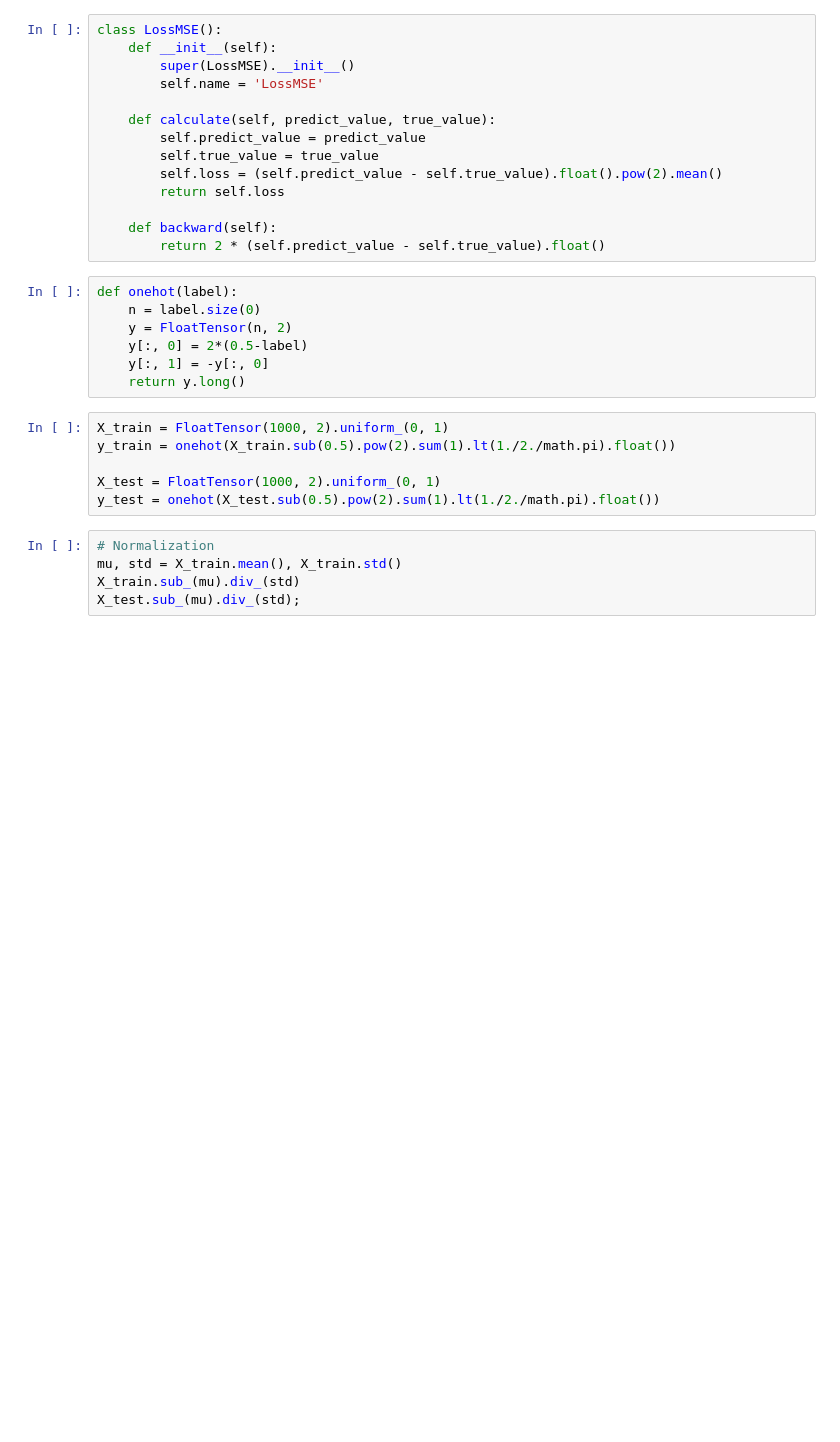
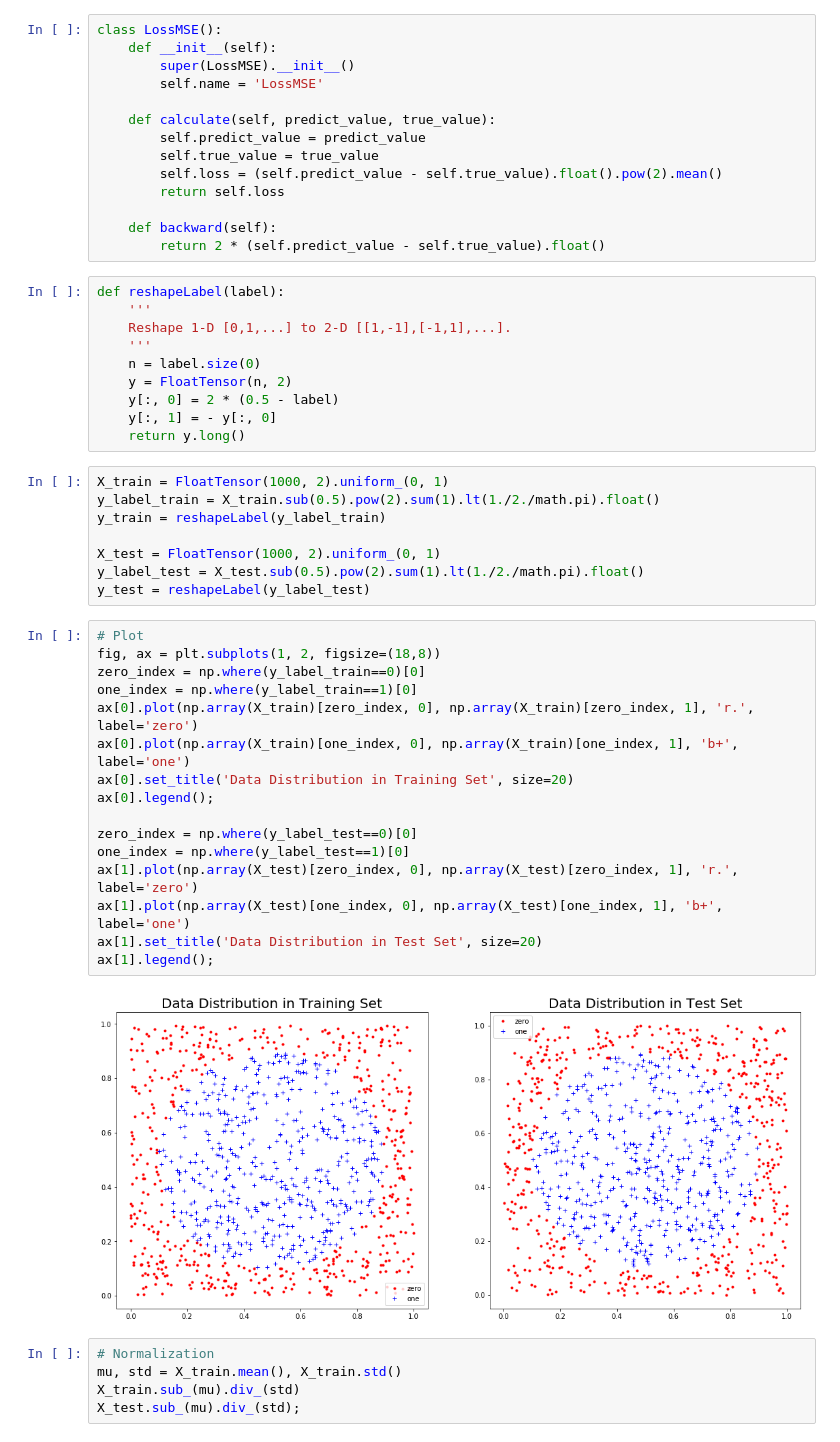
Before and after one commit to TaoSunVoyage/epfl-deeplearning-project, a Jupyter notebook: proj2/Project2.ipynb, the cells around one changed output. Cells and saved outputs as stored; diff of their text form; blank space fills up the shorter version.

Commit message:
add plots of data distribution

```diff
--- a/proj2/Project2.ipynb
+++ b/proj2/Project2.ipynb
@@ -153,18 +156,41 @@ class LossMSE():
     def backward(self):
         return 2 * (self.predict_value - self.true_value).float()
 # %%
-def onehot(label):
+def reshapeLabel(label):
+    '''
+    Reshape 1-D [0,1,...] to 2-D [[1,-1],[-1,1],...].
+    '''
     n = label.size(0)
     y = FloatTensor(n, 2)
-    y[:, 0] = 2*(0.5-label)
-    y[:, 1] = -y[:, 0]
+    y[:, 0] = 2 * (0.5 - label)
+    y[:, 1] = - y[:, 0]
     return y.long()
 # %%
 X_train = FloatTensor(1000, 2).uniform_(0, 1)
-y_train = onehot(X_train.sub(0.5).pow(2).sum(1).lt(1./2./math.pi).float())
+y_label_train = X_train.sub(0.5).pow(2).sum(1).lt(1./2./math.pi).float()
+y_train = reshapeLabel(y_label_train)
 
 X_test = FloatTensor(1000, 2).uniform_(0, 1)
-y_test = onehot(X_test.sub(0.5).pow(2).sum(1).lt(1./2./math.pi).float())
+y_label_test = X_test.sub(0.5).pow(2).sum(1).lt(1./2./math.pi).float()
+y_test = reshapeLabel(y_label_test)
+# %%
+# Plot
+fig, ax = plt.subplots(1, 2, figsize=(18,8))
+zero_index = np.where(y_label_train==0)[0]
+one_index = np.where(y_label_train==1)[0]
+ax[0].plot(np.array(X_train)[zero_index, 0], np.array(X_train)[zero_index, 1], 'r.', label='zero')
+ax[0].plot(np.array(X_train)[one_index, 0], np.array(X_train)[one_index, 1], 'b+', label='one')
+ax[0].set_title('Data Distribution in Training Set', size=20)
+ax[0].legend();
+
+zero_index = np.where(y_label_test==0)[0]
+one_index = np.where(y_label_test==1)[0]
+ax[1].plot(np.array(X_test)[zero_index, 0], np.array(X_test)[zero_index, 1], 'r.', label='zero')
+ax[1].plot(np.array(X_test)[one_index, 0], np.array(X_test)[one_index, 1], 'b+', label='one')
+ax[1].set_title('Data Distribution in Test Set', size=20)
+ax[1].legend();
+# %% [output]
+[figure, added]
 # %%
 # Normalization
 mu, std = X_train.mean(), X_train.std()
```
Also changed, not shown: parts of 5 cells of this notebook.
